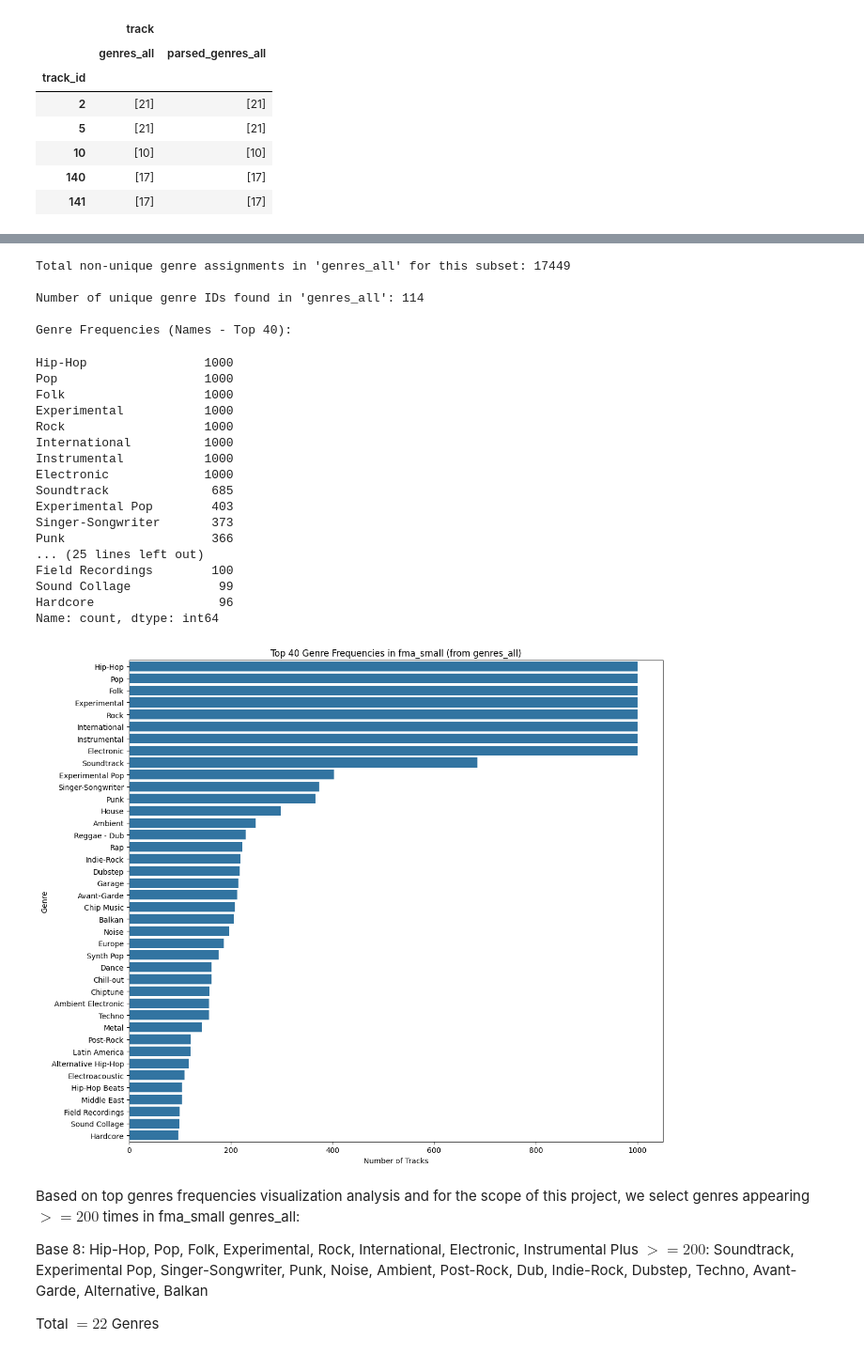
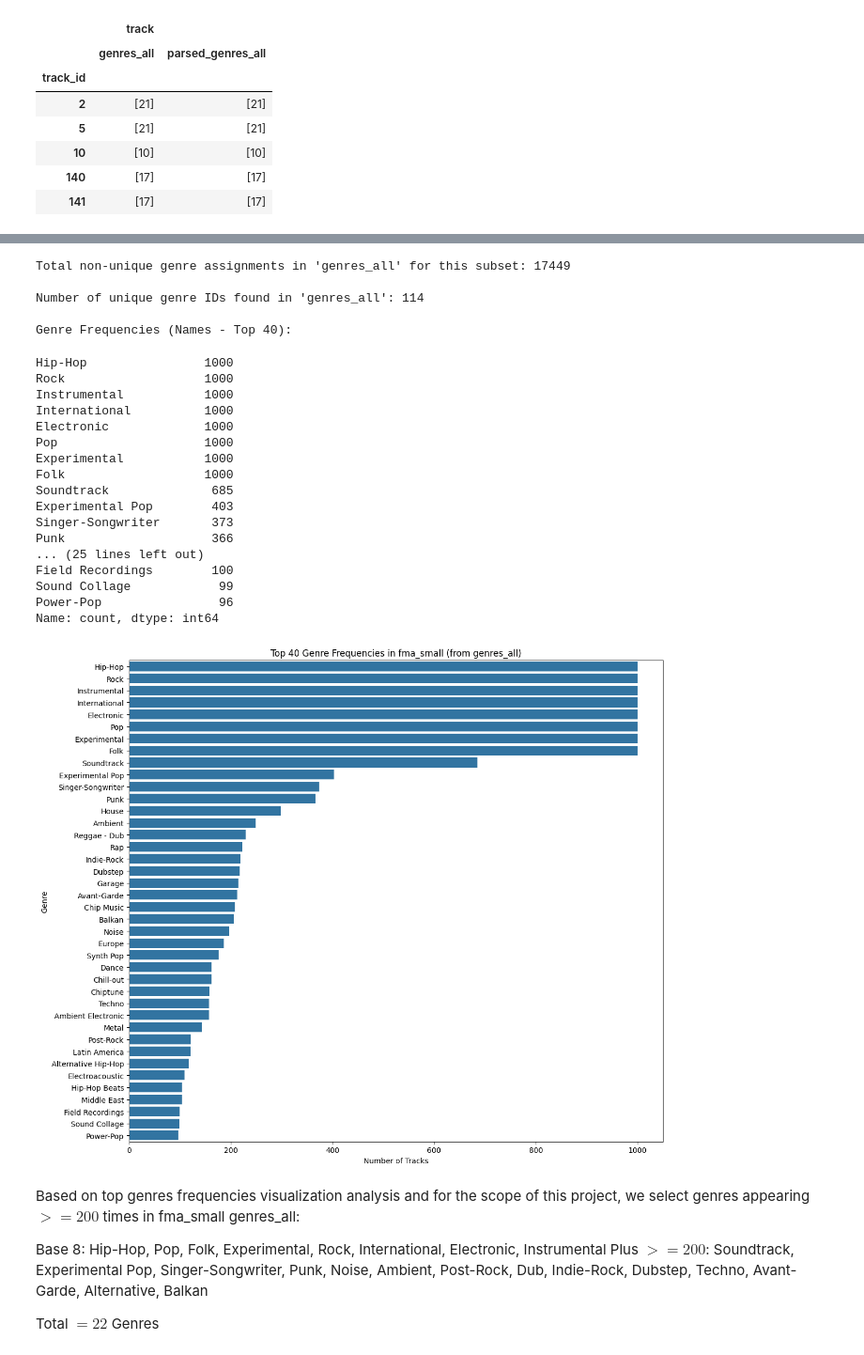
Before and after one commit to ZhuoyuanJiang/MusicClaGen, a Jupyter notebook: src/data/raw/usage.ipynb, the cells around one changed output, grey strips where cells are left out. Shown at 94% size. Cells and saved outputs as stored; diff of their text form; code cells hidden in the pictures.

```diff
--- a/src/data/raw/usage.ipynb
+++ b/src/data/raw/usage.ipynb
@@ -300,7 +300,7 @@ MultiIndex([(            'track',      'title'),
 all_genre_ids_in_subset = []
 
 # 2. Go through each row’s list of genre IDs
-for sublist in small_selected_genres['parsed_genres_all']:
+for sublist in small_selected_genres[('track', 'parsed_genres_all')]:
     #print(sublist)
     # 3. For each individual genre ID in that row’s list
     for gid in sublist:
@@ -320,40 +320,40 @@ genre_name_frequencies.index = genre_name_frequencies.index.map(lambda gid: genr
 print(f"\nNumber of unique genre IDs found in 'genres_all': {len(genre_id_frequencies)}")
 
 print("\nGenre Frequencies (Names - Top 40):")
 display(genre_name_frequencies.head(40))
 
 # --- Visualization ---
 plt.figure(figsize=(12, 10)) # Adjusted size for potentially more genres
 sns.barplot(x=genre_name_frequencies.head(40).values, y=genre_name_frequencies.head(40).index)
 plt.title('Top 40 Genre Frequencies in fma_small (from genres_all)')
 plt.xlabel('Number of Tracks')
 plt.ylabel('Genre')
 plt.tight_layout()
 plt.show()
 # %% [output]
 Total non-unique genre assignments in 'genres_all' for this subset: 17449
 
 Number of unique genre IDs found in 'genres_all': 114
 
 Genre Frequencies (Names - Top 40):
 Hip-Hop                1000
+Rock                   1000
+Instrumental           1000
+International          1000
+Electronic             1000
 Pop                    1000
+Experimental           1000
 Folk                   1000
-Experimental           1000
-Rock                   1000
-International          1000
-Instrumental           1000
-Electronic             1000
 Soundtrack              685
 Experimental Pop        403
 Singer-Songwriter       373
 Punk                    366
 ... (25 lines left out)
 Field Recordings        100
 Sound Collage            99
-Hardcore                 96
+Power-Pop                96
 Name: count, dtype: int64
-[figure, old version]
+[figure, new version]
 # %% [markdown]
 Based on top genres frequencies visualization analysis and for the scope of this project, we select genres appearing $>= 200$ times in fma_small genres_all:
 
```
Also changed, not shown: parts of 10 cells of this notebook.
